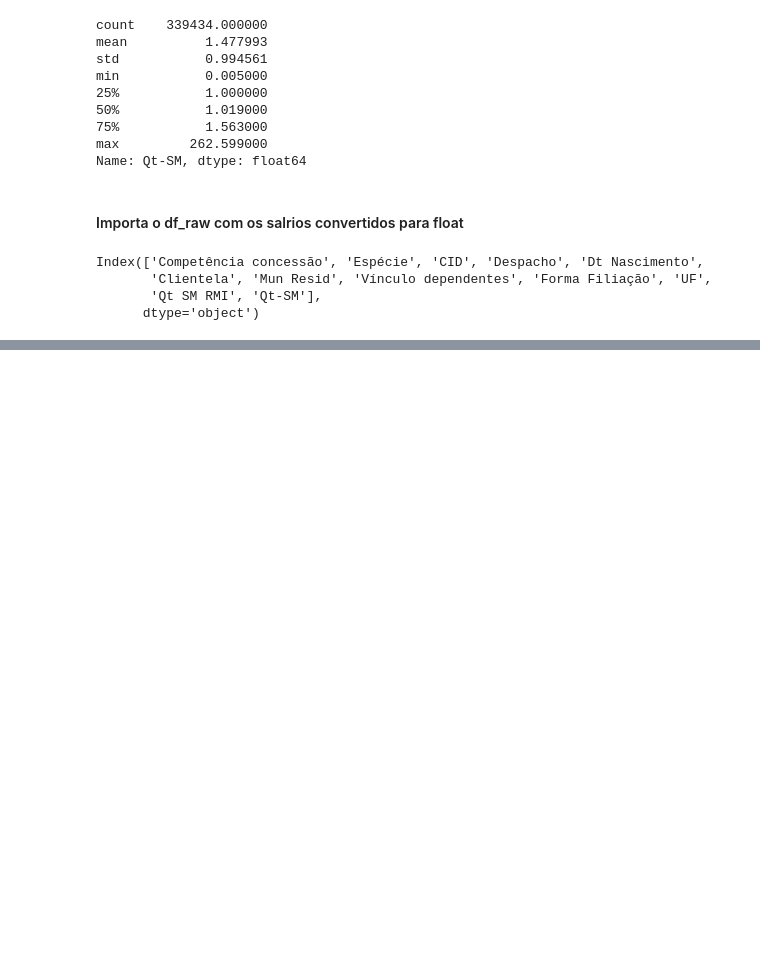
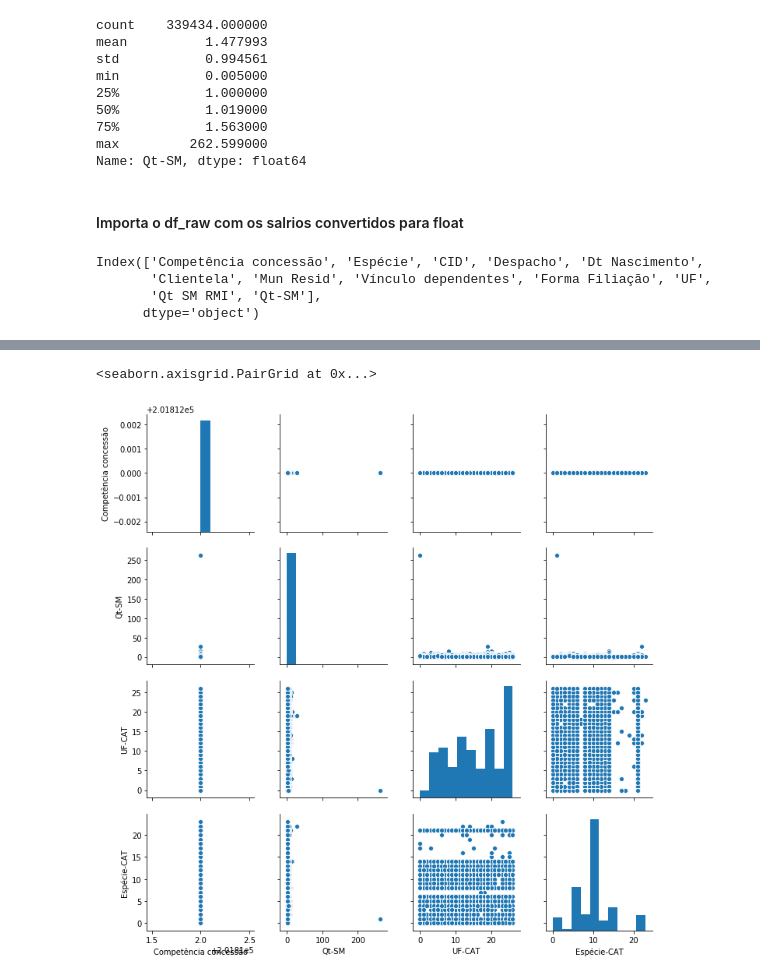
Before and after one commit to jeroavf/ExploraBeneficios, a Jupyter notebook: AnaliseBeneficios.ipynb, the cells around one changed output, grey strips where cells are left out. Drawn from its saved outputs; the diff is of its cells as text; code cells hidden in the pictures; blank space fills up the shorter version.

```diff
--- a/AnaliseBeneficios.ipynb
+++ b/AnaliseBeneficios.ipynb
@@ -125,0 +166,5 @@ df_raw['Qt-SM'].hist(bins=10)
+# %%
+sns.pairplot(df_raw)
+# %% [output]
+<seaborn.axisgrid.PairGrid at 0x...>
+[figure, added]
```
Also changed, not shown: parts of 8 cells of this notebook, 1 other file.
